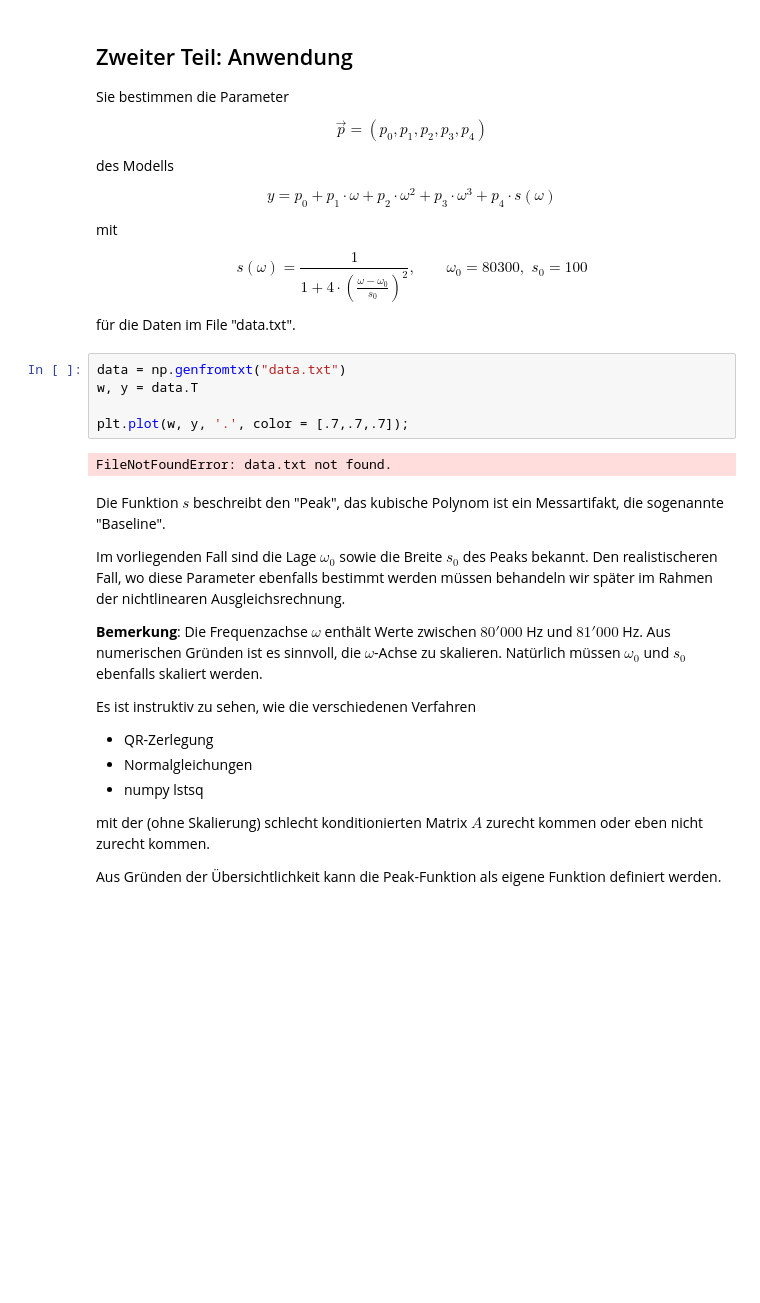
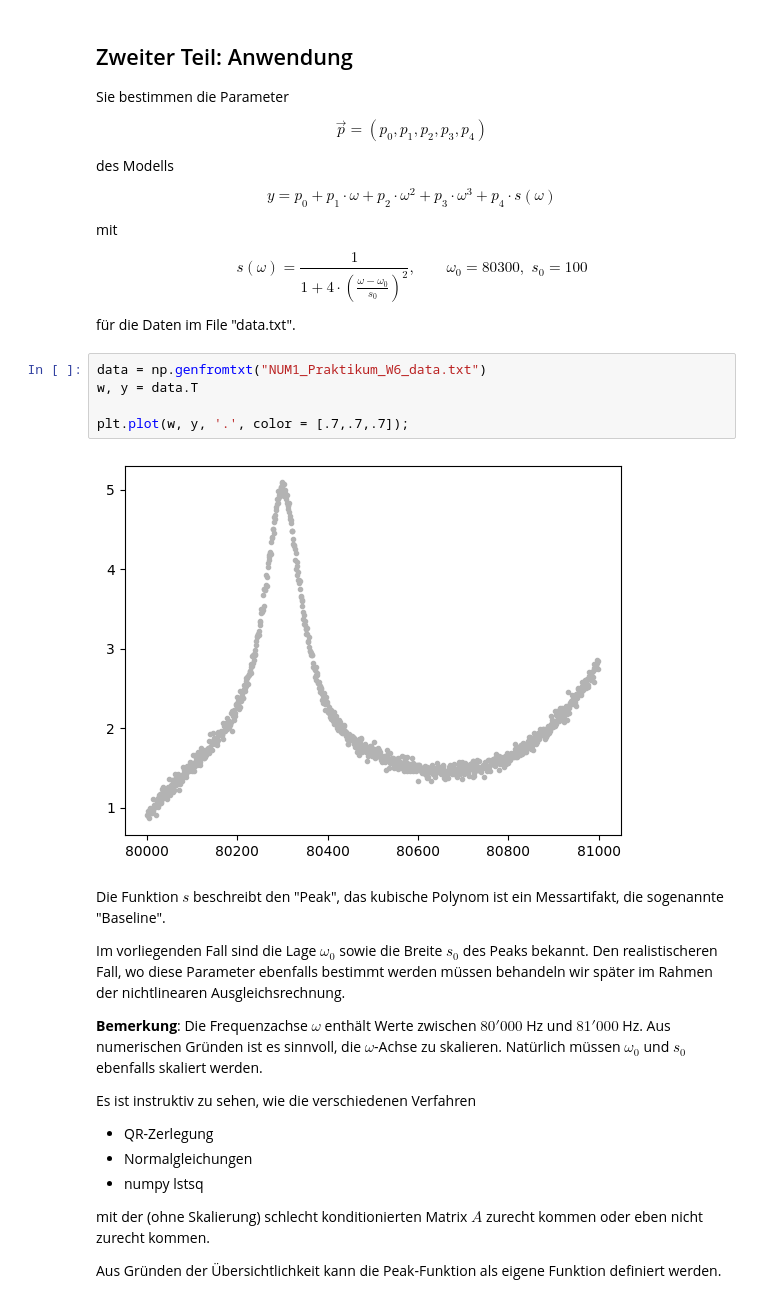
Before and after one commit to BieriCyril/ZHAW_STt_NUM1, a Jupyter notebook: NUM1_Praktikum_W6.ipynb, the cells around one changed output. Saved outputs shown, nothing was run; the diff lists cells and outputs as text; blank space fills up the shorter version.

```diff
--- a/NUM1_Praktikum_W6.ipynb
+++ b/NUM1_Praktikum_W6.ipynb
@@ -184,12 +184,12 @@ $$
 
 für die Daten im File "data.txt".
 # %%
-data = np.genfromtxt("data.txt")
+data = np.genfromtxt("NUM1_Praktikum_W6_data.txt")
 w, y = data.T
 
 plt.plot(w, y, '.', color = [.7,.7,.7]);
 # %% [output]
-FileNotFoundError: data.txt not found.
+[figure, added]
 # %% [markdown]
 Die Funktion $s$ beschreibt den "Peak", das kubische Polynom ist ein Messartifakt, die sogenannte "Baseline".
 
```
Also changed, not shown: parts of 4 cells of this notebook.
